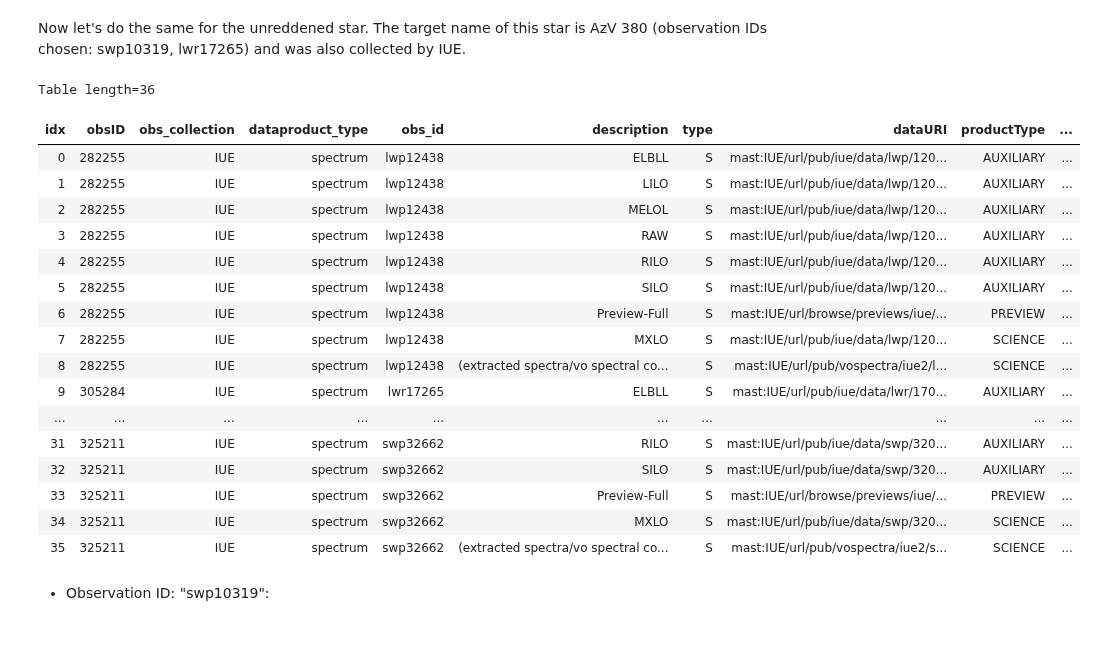
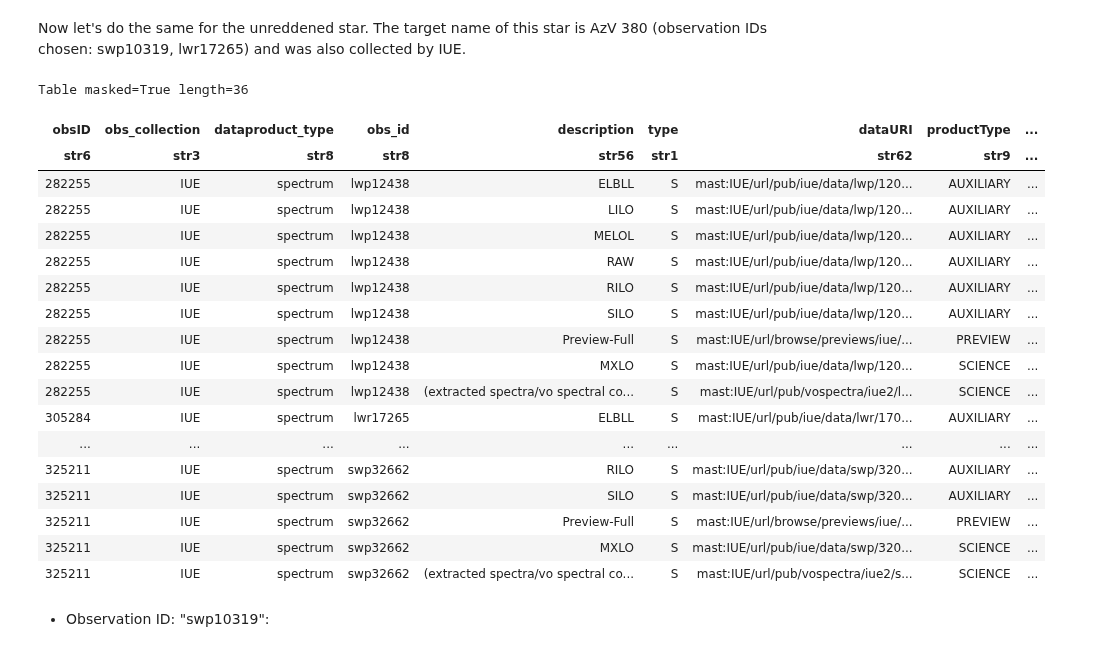
Before and after one commit to ScienceBetter/notebooks-stsci, a Jupyter notebook: exploring_UV_extinction_curves_pt1/downloading_UV_data_pt1.ipynb, the cells around one changed output. Saved outputs shown, nothing was run; the diff lists cells and outputs as text; code cells hidden in the pictures.

```diff
--- a/exploring_UV_extinction_curves_pt1/downloading_UV_data_pt1.ipynb
+++ b/exploring_UV_extinction_curves_pt1/downloading_UV_data_pt1.ipynb
@@ -120,27 +149,28 @@ Now let's do the same for the unreddened star. The target name of this star is A
 # %%
 IUEobs_av380 = Observations.query_criteria(objectname="AV380",obs_collection="IUE")
 data_products_av380 = Observations.get_product_list(IUEobs_av380)
 
-data_products_av380.show_in_notebook()
+data_products_av380
 # %% [output]
-Table length=36
+Table masked=True length=36
-| idx | obsID | obs_collection | dataproduct_type | obs_id | description | type | dataURI | productType | ... |
-| 0 | 282255 | IUE | spectrum | lwp12438 | ELBLL | S | mast:IUE/url/pub/iue/data/lwp/120... | AUXILIARY | ... |
-| 1 | 282255 | IUE | spectrum | lwp12438 | LILO | S | mast:IUE/url/pub/iue/data/lwp/120... | AUXILIARY | ... |
-| 2 | 282255 | IUE | spectrum | lwp12438 | MELOL | S | mast:IUE/url/pub/iue/data/lwp/120... | AUXILIARY | ... |
-| 3 | 282255 | IUE | spectrum | lwp12438 | RAW | S | mast:IUE/url/pub/iue/data/lwp/120... | AUXILIARY | ... |
-| 4 | 282255 | IUE | spectrum | lwp12438 | RILO | S | mast:IUE/url/pub/iue/data/lwp/120... | AUXILIARY | ... |
-| 5 | 282255 | IUE | spectrum | lwp12438 | SILO | S | mast:IUE/url/pub/iue/data/lwp/120... | AUXILIARY | ... |
-| 6 | 282255 | IUE | spectrum | lwp12438 | Preview-Full | S | mast:IUE/url/browse/previews/iue/... | PREVIEW | ... |
-| 7 | 282255 | IUE | spectrum | lwp12438 | MXLO | S | mast:IUE/url/pub/iue/data/lwp/120... | SCIENCE | ... |
-| 8 | 282255 | IUE | spectrum | lwp12438 | (extracted spectra/vo spectral co... | S | mast:IUE/url/pub/vospectra/iue2/l... | SCIENCE | ... |
-| 9 | 305284 | IUE | spectrum | lwr17265 | ELBLL | S | mast:IUE/url/pub/iue/data/lwr/170... | AUXILIARY | ... |
-| ... | ... | ... | ... | ... | ... | ... | ... | ... | ... |
-| 31 | 325211 | IUE | spectrum | swp32662 | RILO | S | mast:IUE/url/pub/iue/data/swp/320... | AUXILIARY | ... |
-| 32 | 325211 | IUE | spectrum | swp32662 | SILO | S | mast:IUE/url/pub/iue/data/swp/320... | AUXILIARY | ... |
-| 33 | 325211 | IUE | spectrum | swp32662 | Preview-Full | S | mast:IUE/url/browse/previews/iue/... | PREVIEW | ... |
-| 34 | 325211 | IUE | spectrum | swp32662 | MXLO | S | mast:IUE/url/pub/iue/data/swp/320... | SCIENCE | ... |
-| 35 | 325211 | IUE | spectrum | swp32662 | (extracted spectra/vo spectral co... | S | mast:IUE/url/pub/vospectra/iue2/s... | SCIENCE | ... |
+| obsID | obs_collection | dataproduct_type | obs_id | description | type | dataURI | productType | ... |
+| str6 | str3 | str8 | str8 | str56 | str1 | str62 | str9 | ... |
+| 282255 | IUE | spectrum | lwp12438 | ELBLL | S | mast:IUE/url/pub/iue/data/lwp/120... | AUXILIARY | ... |
+| 282255 | IUE | spectrum | lwp12438 | LILO | S | mast:IUE/url/pub/iue/data/lwp/120... | AUXILIARY | ... |
+| 282255 | IUE | spectrum | lwp12438 | MELOL | S | mast:IUE/url/pub/iue/data/lwp/120... | AUXILIARY | ... |
+| 282255 | IUE | spectrum | lwp12438 | RAW | S | mast:IUE/url/pub/iue/data/lwp/120... | AUXILIARY | ... |
+| 282255 | IUE | spectrum | lwp12438 | RILO | S | mast:IUE/url/pub/iue/data/lwp/120... | AUXILIARY | ... |
+| 282255 | IUE | spectrum | lwp12438 | SILO | S | mast:IUE/url/pub/iue/data/lwp/120... | AUXILIARY | ... |
+| 282255 | IUE | spectrum | lwp12438 | Preview-Full | S | mast:IUE/url/browse/previews/iue/... | PREVIEW | ... |
+| 282255 | IUE | spectrum | lwp12438 | MXLO | S | mast:IUE/url/pub/iue/data/lwp/120... | SCIENCE | ... |
+| 282255 | IUE | spectrum | lwp12438 | (extracted spectra/vo spectral co... | S | mast:IUE/url/pub/vospectra/iue2/l... | SCIENCE | ... |
+| 305284 | IUE | spectrum | lwr17265 | ELBLL | S | mast:IUE/url/pub/iue/data/lwr/170... | AUXILIARY | ... |
+| ... | ... | ... | ... | ... | ... | ... | ... | ... |
+| 325211 | IUE | spectrum | swp32662 | RILO | S | mast:IUE/url/pub/iue/data/swp/320... | AUXILIARY | ... |
+| 325211 | IUE | spectrum | swp32662 | SILO | S | mast:IUE/url/pub/iue/data/swp/320... | AUXILIARY | ... |
+| 325211 | IUE | spectrum | swp32662 | Preview-Full | S | mast:IUE/url/browse/previews/iue/... | PREVIEW | ... |
+| 325211 | IUE | spectrum | swp32662 | MXLO | S | mast:IUE/url/pub/iue/data/swp/320... | SCIENCE | ... |
+| 325211 | IUE | spectrum | swp32662 | (extracted spectra/vo spectral co... | S | mast:IUE/url/pub/vospectra/iue2/s... | SCIENCE | ... |
 # %% [markdown]
 - Observation ID: "swp10319":
 # %%
```
Also changed, not shown: parts of 12 cells of this notebook, 1 other file.
